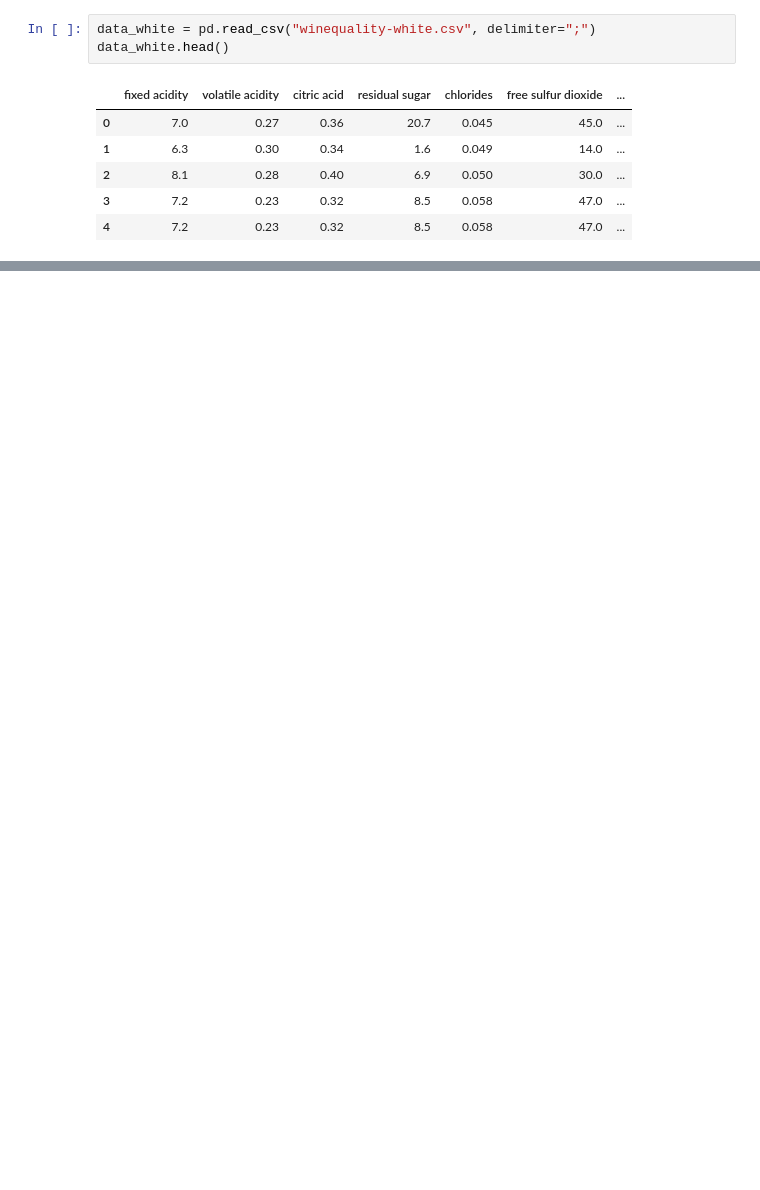
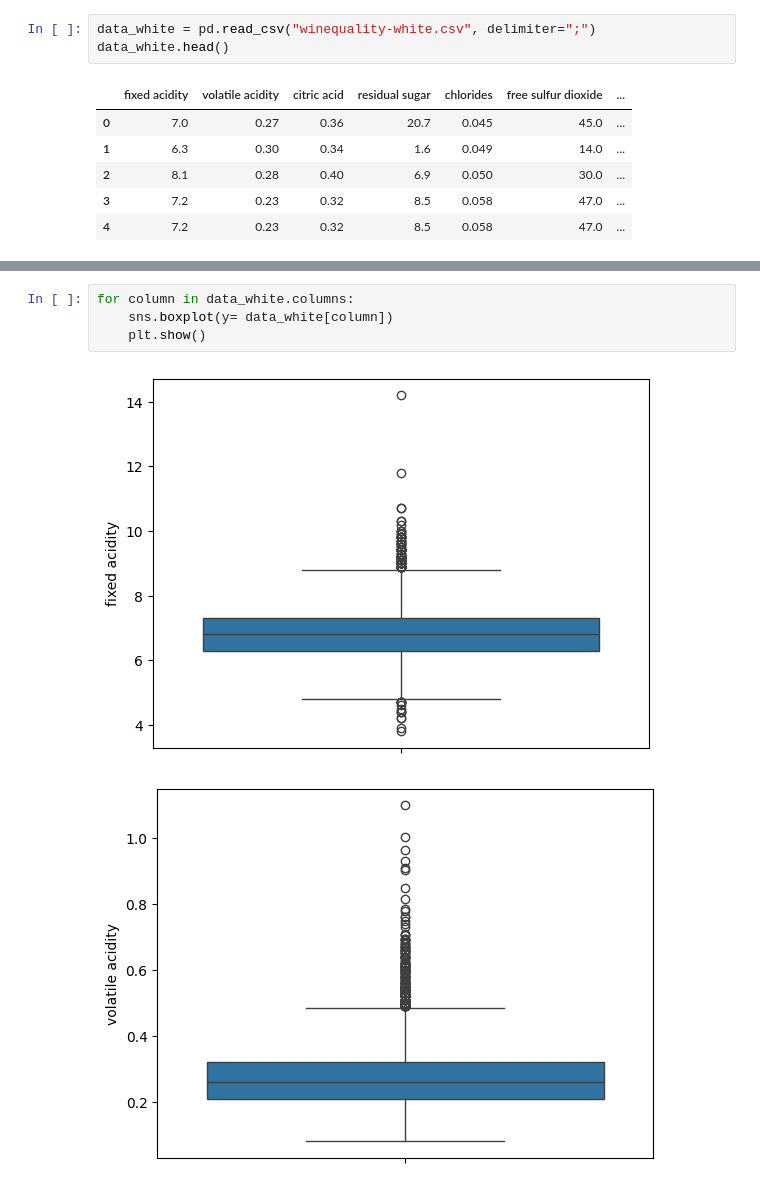
Before and after one commit to DataScience-DHBWKA/Gruppe-6-Wein, a Jupyter notebook: analyze_data.ipynb, the cells around one changed output, grey strips where cells are left out. Drawn from its saved outputs; the diff is of its cells as text; blank space fills up the shorter version.

```diff
--- a/analyze_data.ipynb
+++ b/analyze_data.ipynb
@@ -82,0 +178,7 @@ None
+# %%
+for column in data_white.columns:
+    sns.boxplot(y= data_white[column])
+    plt.show()
+# %% [output]
+[figure, added]
+[figure, added]
```
Also changed, not shown: parts of 25 cells of this notebook.
